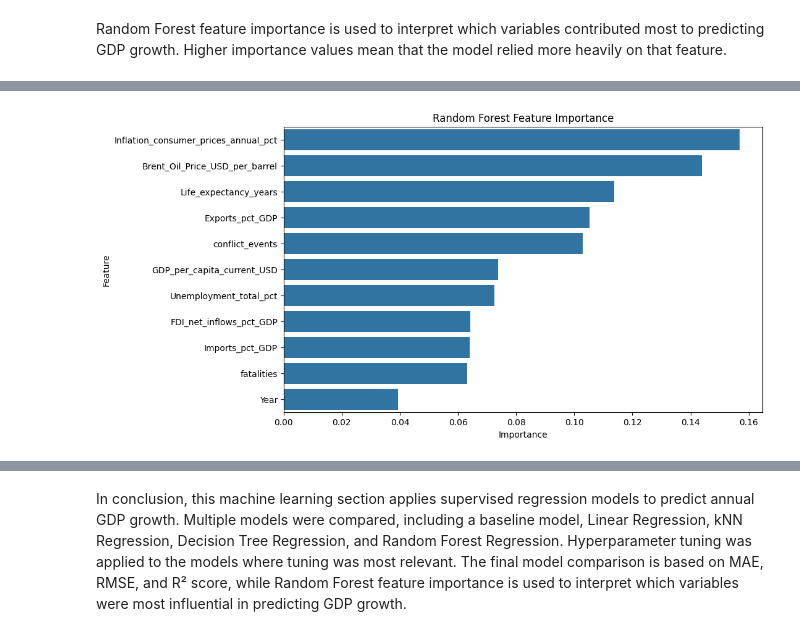
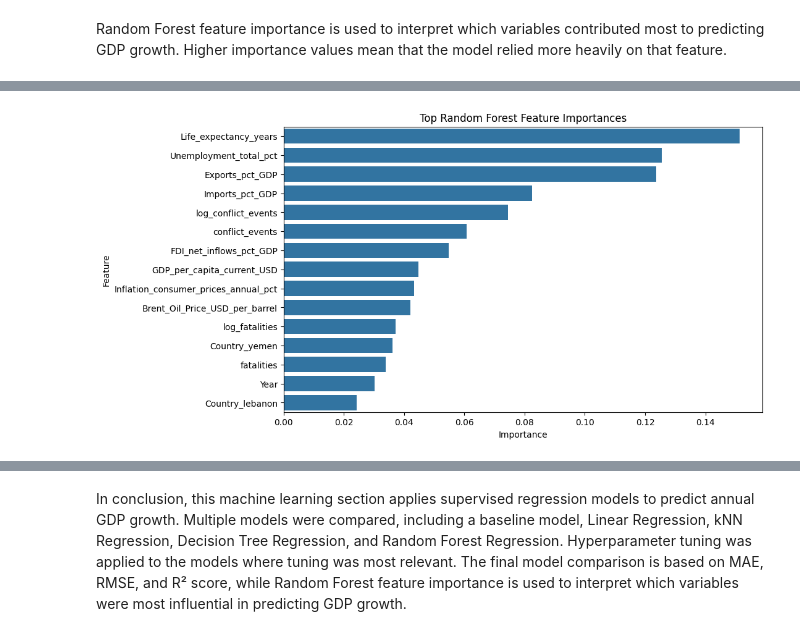
Before and after one commit to HussamAlabrash/DSA210PROJECT, a Jupyter notebook: DSA210.ipynb, the cells around one changed output, grey strips where cells are left out. Cells and saved outputs as stored; diff of their text form; code cells hidden in the pictures.

```diff
--- a/DSA210.ipynb
+++ b/DSA210.ipynb
@@ -299,17 +451,27 @@ Features used:
 # %% [markdown]
 A chronological train-test split is used. Older years are used for training, while later years are used for testing. This avoids using future information to predict the past and is more suitable for data with a time component.
 # %%
-# Train/Test Split
-# Chronological split
-train_data = ml_data[ml_data['Year'] <= 2021]
+# Train / Validation / Test Split
+
+# Chronological split:
+# Training: older years
+# Validation: middle years for model selection
+# Test: newest years for final evaluation
+
+train_data = ml_data[ml_data['Year'] <= 2019]
+val_data = ml_data[(ml_data['Year'] > 2019) & (ml_data['Year'] <= 2021)]
 test_data = ml_data[ml_data['Year'] > 2021]
 
 X_train = train_data.drop(columns=['GDP_growth_annual_pct'])
 y_train = train_data['GDP_growth_annual_pct']
 
+X_val = val_data.drop(columns=['GDP_growth_annual_pct'])
+y_val = val_data['GDP_growth_annual_pct']
+
 X_test = test_data.drop(columns=['GDP_growth_annual_pct'])
 y_test = test_data['GDP_growth_annual_pct']
 
 print("Training set size:", X_train.shape)
+print("Validation set size:", X_val.shape)
 print("Testing set size:", X_test.shape)
 # %% [output]
@@ -515,12 +798,22 @@ Random Forest feature importance is used to interpret which variables contribute
 rf_pipeline = tuned_models["Random Forest"]
 rf_pipeline.fit(X_train, y_train)
 
-# Extract Random Forest model from pipeline
+# Extract preprocessing step and Random Forest model
+rf_preprocessor = rf_pipeline.named_steps["preprocessor"]
 rf_model = rf_pipeline.named_steps["model"]
+
+# Get feature names after preprocessing
+feature_names = rf_preprocessor.get_feature_names_out()
+
+# Clean feature names for readability
+feature_names = [
+    name.replace("num__", "").replace("cat__", "")
+    for name in feature_names
+]
 
 # Create feature importance table
 feature_importance = pd.DataFrame({
-    "Feature": X_train.columns,
+    "Feature": feature_names,
     "Importance": rf_model.feature_importances_
 }).sort_values(by="Importance", ascending=False)
 
@@ -543,18 +841,20 @@ The Random Forest feature importance results show that inflation, oil price, lif
 # %%
 # Feature Importance Plot
+
+top_features = feature_importance.head(15)
 
 plt.figure(figsize=(10, 6))
 
 sns.barplot(
-    data=feature_importance,
+    data=top_features,
     x="Importance",
     y="Feature"
 )
 
-plt.title("Random Forest Feature Importance")
+plt.title("Top Random Forest Feature Importances")
 plt.xlabel("Importance")
 plt.ylabel("Feature")
 
 plt.show()
 # %% [output]
-[figure, old version]
+[figure, new version]
```
Also changed, not shown: parts of 35 cells of this notebook.
